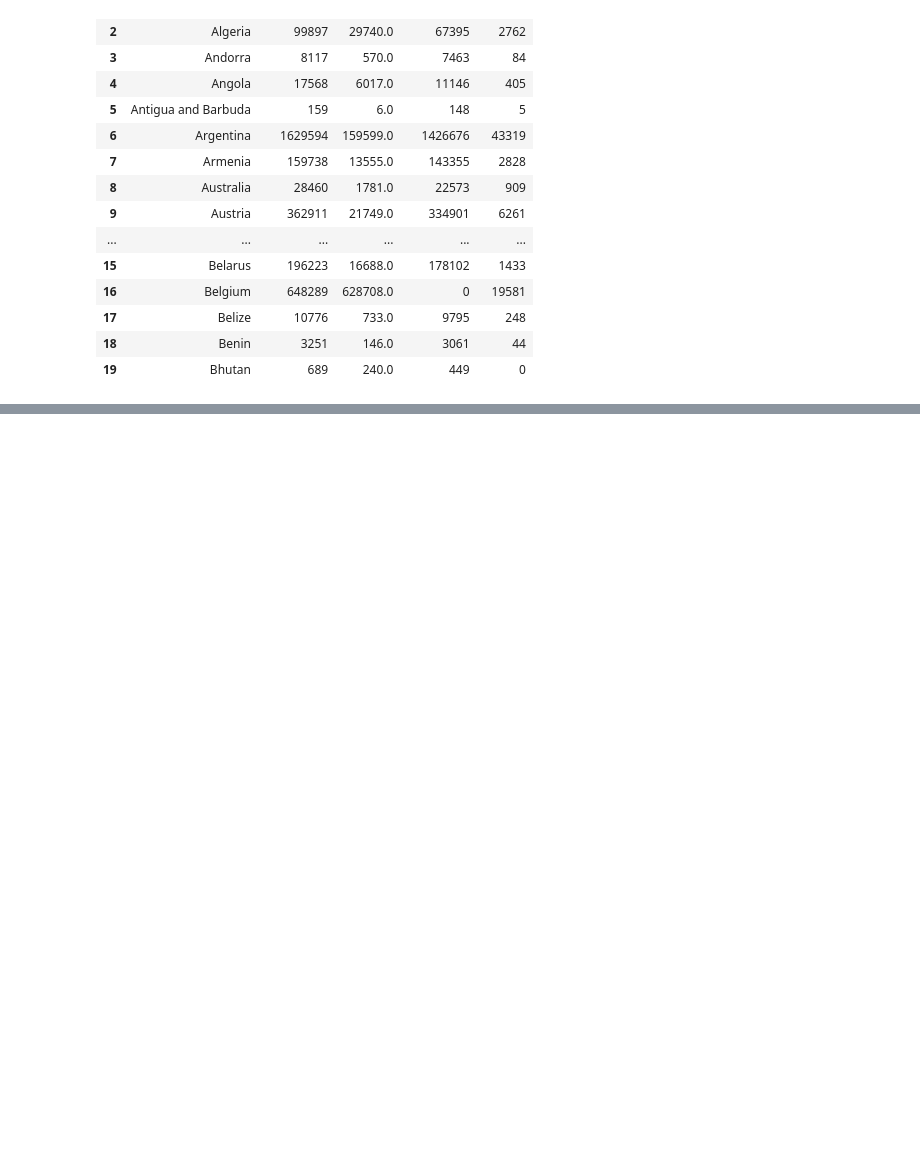
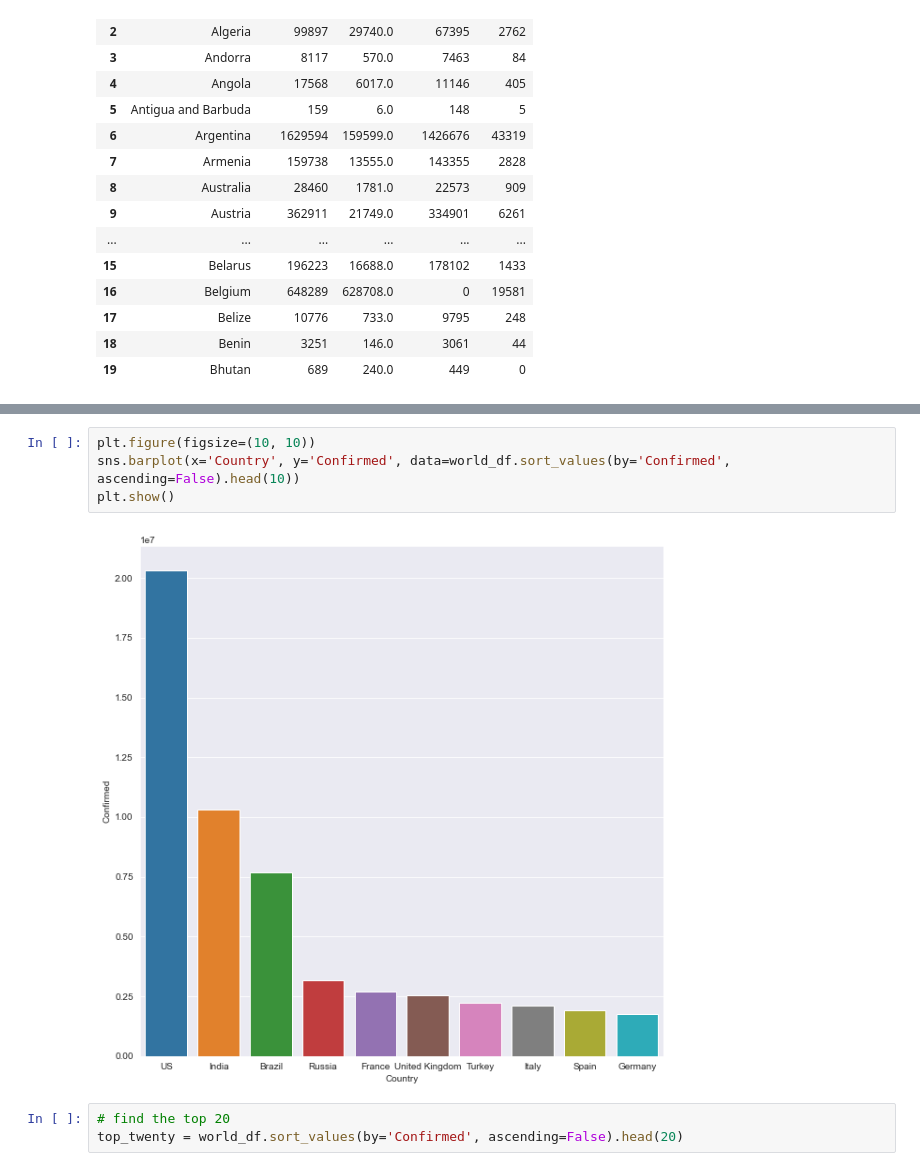
Before and after one commit to roblivesinottawa/analysis-covid-python, a Jupyter notebook: analysis-covid-python-workspace/notebooks/script.ipynb, the cells around one changed output, grey strips where cells are left out. Drawn from its saved outputs; the diff is of its cells as text; blank space fills up the shorter version.

```diff
--- a/analysis-covid-python-workspace/notebooks/script.ipynb
+++ b/analysis-covid-python-workspace/notebooks/script.ipynb
@@ -223,0 +239,9 @@ world_df.head(20)
+# %%
+plt.figure(figsize=(10, 10))
+sns.barplot(x='Country', y='Confirmed', data=world_df.sort_values(by='Confirmed', ascending=False).head(10))
+plt.show()
+# %% [output]
+[figure, added]
+# %%
+# find the top 20
+top_twenty = world_df.sort_values(by='Confirmed', ascending=False).head(20)
```
Also changed, not shown: parts of 10 cells of this notebook.
